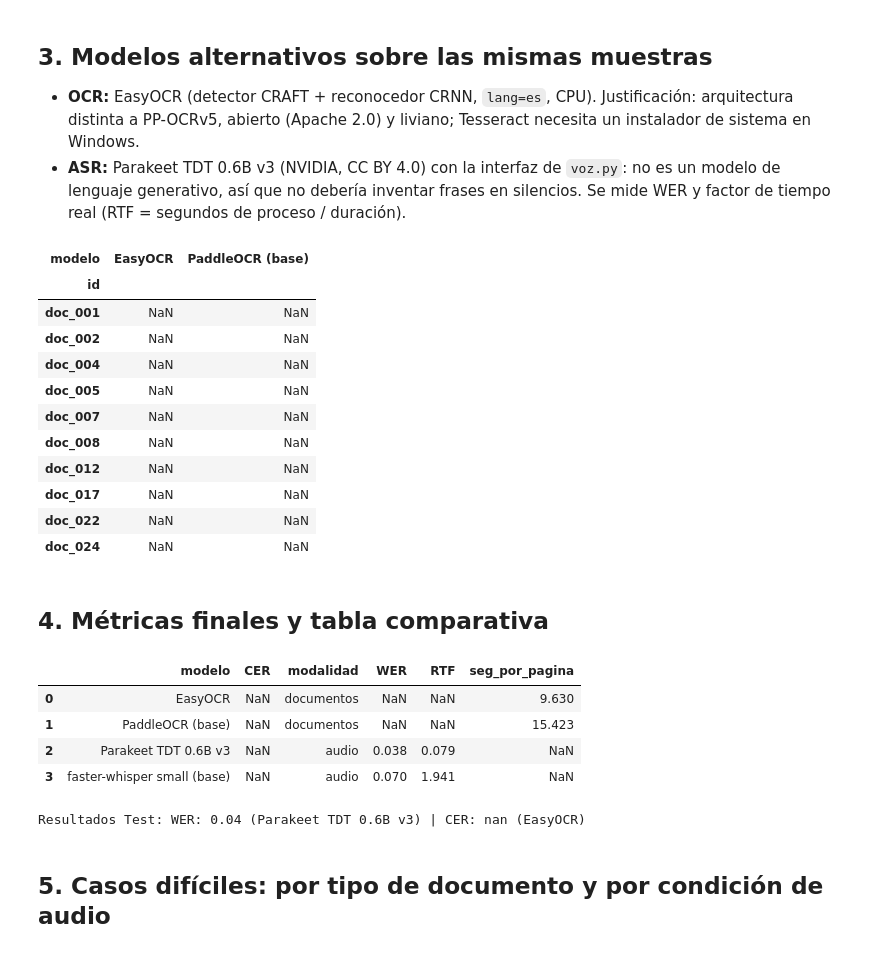
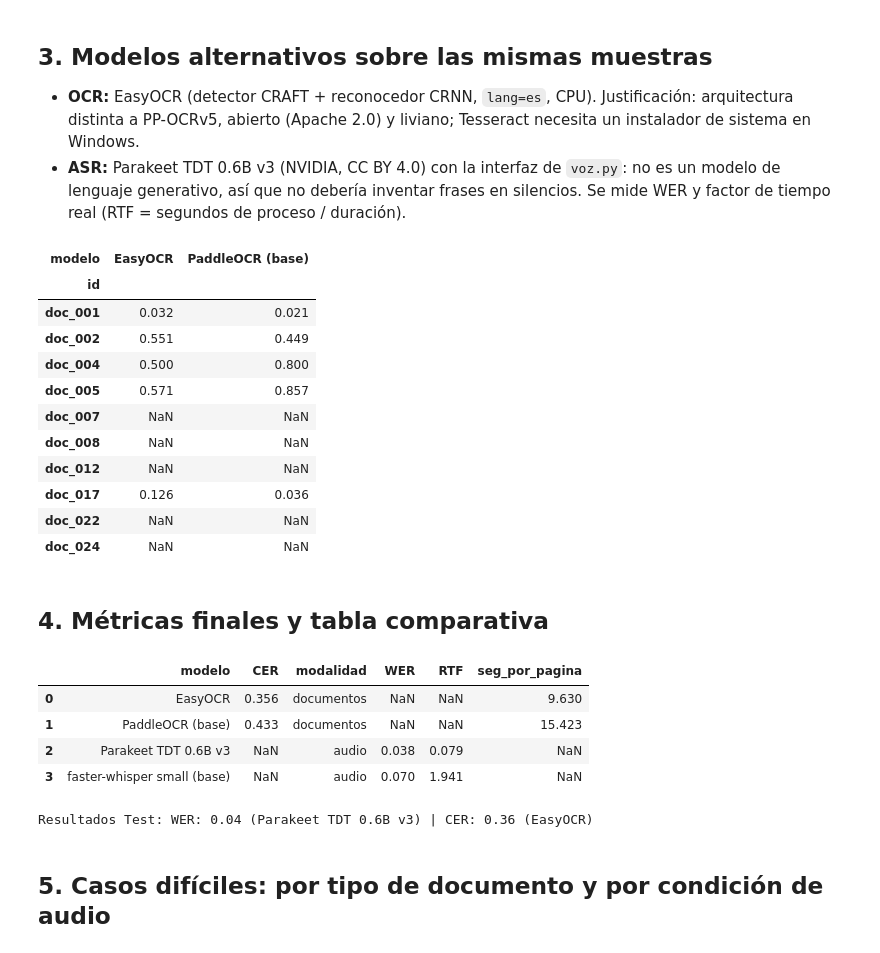
Before and after one commit to roddyhuarhua-hub/Data-Science-Python, a Jupyter notebook: tarea_2/02_evaluacion.ipynb, the cells around one changed output. Cells and saved outputs as stored; diff of their text form; code cells hidden in the pictures.

```diff
--- a/tarea_2/02_evaluacion.ipynb
+++ b/tarea_2/02_evaluacion.ipynb
@@ -62,7 +62,9 @@ if not ref_doc_csv.exists():
     muestra_doc.assign(texto_referencia="")[["id", "tipo", "archivo", "texto_referencia"]].to_csv(ref_doc_csv, index=False)
 if not ref_aud_csv.exists():
     muestra_aud.assign(texto_referencia=muestra_aud.referencia_dataset, corregido_por_estudiante="")[["id", "archivo_audio", "texto_referencia", "corregido_por_estudiante"]].to_csv(ref_aud_csv, index=False)
-ref_doc = pd.read_csv(ref_doc_csv).fillna(""); ref_aud = pd.read_csv(ref_aud_csv).fillna("")
+ref_doc = pd.read_csv(ref_doc_csv, dtype=str).fillna(""); ref_aud = pd.read_csv(ref_aud_csv, dtype=str).fillna("")
+# Referencia e hipótesis se seudonimizan igual (nombres de personas privadas → [PERSONA_n]) antes de medir
+ref_doc["texto_referencia"] = [t2.seudonimizar(t, t2.nombres_privados())[0] for t in ref_doc.texto_referencia]
 faltan = (ref_doc.texto_referencia.str.strip() == "").sum()
 print(f"Referencias de documentos completas: {10 - faltan}/10" + ("  ← FALTA transcribir a mano" if faltan else ""))
 REF_DOC = dict(zip(ref_doc.id, ref_doc.texto_referencia)); REF_AUD = dict(zip(ref_aud.id, ref_aud.texto_referencia))
@@ -98,28 +100,29 @@ LÍNEA BASE  CER PaddleOCR = nan   |   WER faster-whisper small = 0.070
 # %%
 alt_ocr = t2.ocr_easyocr([Path(p) for p in muestra_doc.archivo])
 alt_ocr["id"] = alt_ocr.archivo.str.replace(".jpg", "", regex=False)
+alt_ocr["texto"] = [t2.seudonimizar(t, t2.nombres_privados())[0] for t in alt_ocr.texto]  # igual que la línea base
 alt_doc = tabla_cer(dict(zip(alt_ocr.id, alt_ocr.texto)), "EasyOCR")
 try:
     alt_asr = t2.asr_alternativo([Path(p) for p in muestra_aud.archivo_audio], "parakeet-v3"); nombre_alt = "Parakeet TDT 0.6B v3"
 except Exception as e:
     print("Parakeet no pudo correr:", e, "→ se usa Whisper large-v3-turbo (transformers)")
     alt_asr = t2.asr_alternativo([Path(p) for p in muestra_aud.archivo_audio], "whisper-turbo"); nombre_alt = "Whisper large-v3-turbo"
 alt_asr["id"] = alt_asr.archivo.str.replace(".wav", "", regex=False)
 s = alt_asr.set_index("id")
 alt_aud = tabla_wer(s.texto.to_dict(), nombre_alt, s.segundos_proceso.to_dict(), s.duracion_seg.to_dict())
 alt_asr.assign(modelo=nombre_alt)[["id", "modelo", "texto"]].to_csv("datos/asr_alternativo.csv", index=False)
 pd.concat([base_doc, alt_doc]).pivot(index="id", columns="modelo", values="CER").round(3)
 # %% [output]
 | modelo | EasyOCR | PaddleOCR (base) |
 | id |  |  |
-| doc_001 | NaN | NaN |
-| doc_002 | NaN | NaN |
-| doc_004 | NaN | NaN |
-| doc_005 | NaN | NaN |
+| doc_001 | 0.032 | 0.021 |
+| doc_002 | 0.551 | 0.449 |
+| doc_004 | 0.500 | 0.800 |
+| doc_005 | 0.571 | 0.857 |
 | doc_007 | NaN | NaN |
 | doc_008 | NaN | NaN |
 | doc_012 | NaN | NaN |
-| doc_017 | NaN | NaN |
+| doc_017 | 0.126 | 0.036 |
 | doc_022 | NaN | NaN |
 | doc_024 | NaN | NaN |
 # %% [markdown]
@@ -136,8 +139,8 @@ comp.round(3).to_csv("datos/metricas.csv", index=False)
 comp.round(3)
 # %% [output]
 |  | modelo | CER | modalidad | WER | RTF | seg_por_pagina |
-| 0 | EasyOCR | NaN | documentos | NaN | NaN | 9.630 |
-| 1 | PaddleOCR (base) | NaN | documentos | NaN | NaN | 15.423 |
+| 0 | EasyOCR | 0.356 | documentos | NaN | NaN | 9.630 |
+| 1 | PaddleOCR (base) | 0.433 | documentos | NaN | NaN | 15.423 |
 | 2 | Parakeet TDT 0.6B v3 | NaN | audio | 0.038 | 0.079 | NaN |
 | 3 | faster-whisper small (base) | NaN | audio | 0.070 | 1.941 | NaN |
 # %%
@@ -145,7 +148,7 @@ mejor_doc = comp[comp.modalidad == "documentos"].sort_values("CER").iloc[0]
 mejor_aud = comp[comp.modalidad == "audio"].sort_values("WER").iloc[0]
 print(f"Resultados Test: WER: {mejor_aud.WER:.2f} ({mejor_aud.modelo}) | CER: {mejor_doc.CER:.2f} ({mejor_doc.modelo})")
 # %% [output]
-Resultados Test: WER: 0.04 (Parakeet TDT 0.6B v3) | CER: nan (EasyOCR)
+Resultados Test: WER: 0.04 (Parakeet TDT 0.6B v3) | CER: 0.36 (EasyOCR)
 # %% [markdown]
 ## 5. Casos difíciles: por tipo de documento y por condición de audio
 # %%
```
Also changed, not shown: parts of 4 cells of this notebook, 14 other files.
